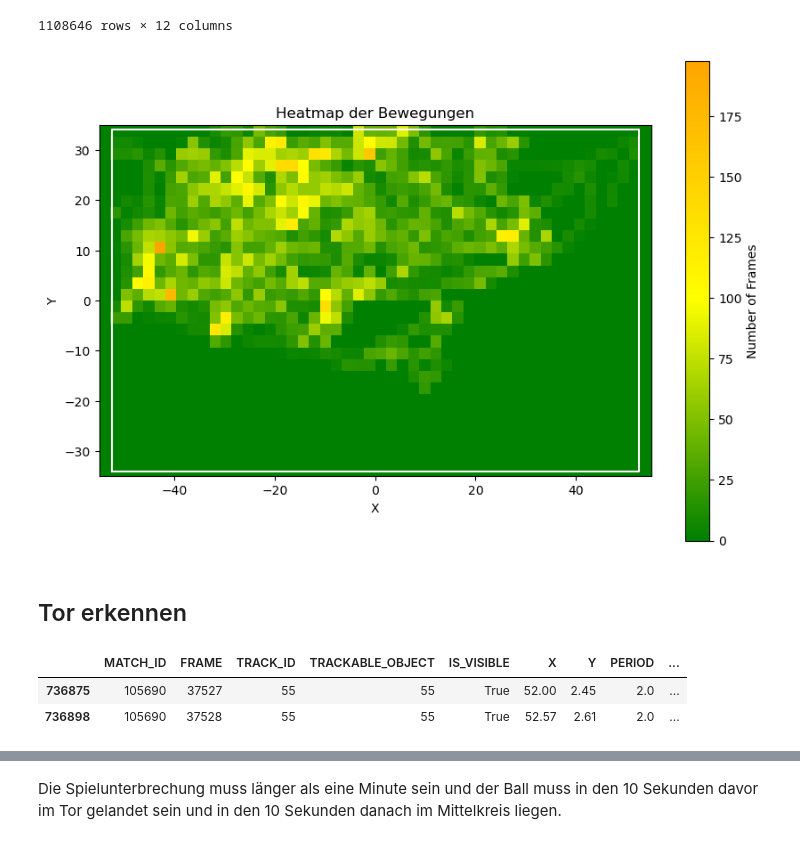
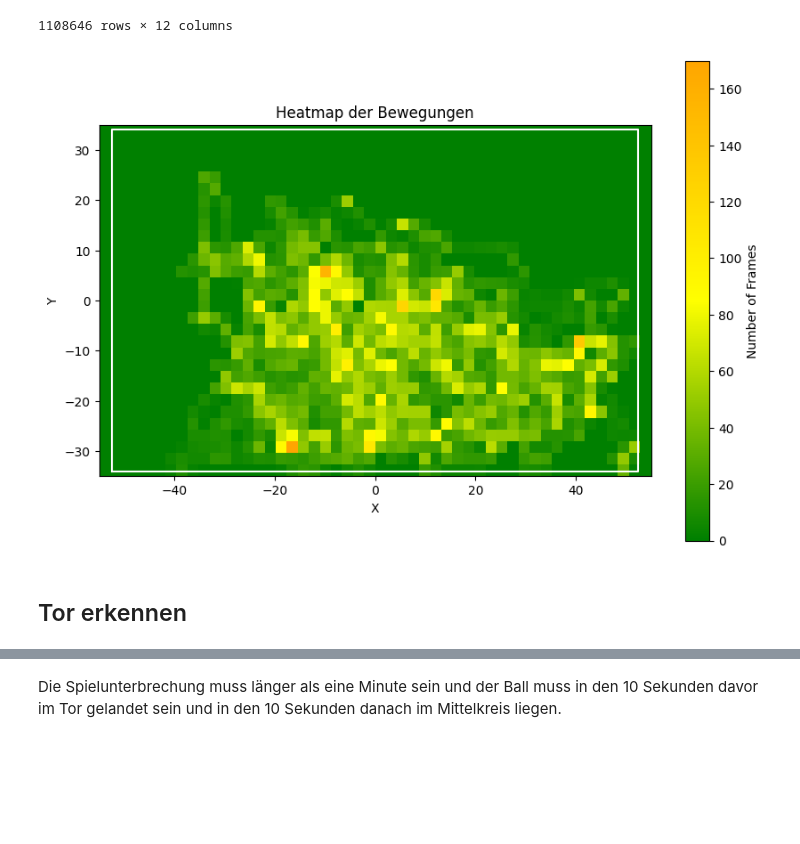
Before and after one commit to FelixFritz02/Eintracht-Data-Project, a Jupyter notebook: data_exploration.ipynb, the cells around one changed output, grey strips where cells are left out. Saved outputs shown, nothing was run; the diff lists cells and outputs as text; code cells hidden in the pictures; blank space fills up the shorter version.

```diff
--- a/data_exploration.ipynb
+++ b/data_exploration.ipynb
@@ -185,30 +186,32 @@ tracking_data_full
 1108646 rows × 12 columns
 # %%
 from matplotlib.colors import LinearSegmentedColormap
+
+tracking_moves = tracking_data_full[(tracking_data_full['TRACK_ID'] == 29957) & (tracking_data_full['PERIOD'] == 1)].copy()
 
 green_red_cmap = LinearSegmentedColormap.from_list("green_red", ["green", "yellow", "orange"])
 
 plt.figure(figsize=(10, 7))
 plt.title("Heatmap der Bewegungen")
 
 plt.plot([-52.5, 52.5, 52.5, -52.5, -52.5], [-34, -34, 34, 34, -34], color="white")
 plt.xlim(-55, 55)
 plt.ylim(-35, 35)
 plt.gca().set_facecolor("green")
 
 plt.hist2d(
-    ball['X'],
-    ball['Y'],
+    tracking_moves['X'],
+    tracking_moves['Y'],
     bins=[50, 30],           # Anzahl der Bins in X und Y (quadratisch = gleiche Zahl)
     range=[[-55, 55], [-35, 35]],  # Spielfeldgrenzen
     cmap=green_red_cmap
 )
 plt.xlabel("X")
 plt.ylabel("Y")
 plt.gca().set_aspect('equal')
 plt.colorbar(label='Number of Frames')
 plt.show()
 # %% [output]
-[figure, old version]
+[figure, new version]
 # %% [markdown]
 ## Tor erkennen
@@ -217,6 +217,0 @@ tracking_ball = tracking_data_full[tracking_data_full['TRACK_ID'] == 55].copy()
-# %%
-tracking_ball[(tracking_ball['IS_VISIBLE'] == True) & (tracking_ball['X'] < 53) & (tracking_ball['X'] > 51.5) & (tracking_ball['Y'] < 5) & (tracking_ball['Y'] > -5)]
-# %% [output]
-|  | MATCH_ID | FRAME | TRACK_ID | TRACKABLE_OBJECT | IS_VISIBLE | X | Y | PERIOD | ... |
-| 736875 | 105690 | 37527 | 55 | 55 | True | 52.00 | 2.45 | 2.0 | ... |
-| 736898 | 105690 | 37528 | 55 | 55 | True | 52.57 | 2.61 | 2.0 | ... |
```
Also changed, not shown: parts of 9 cells of this notebook, 11 other files.
